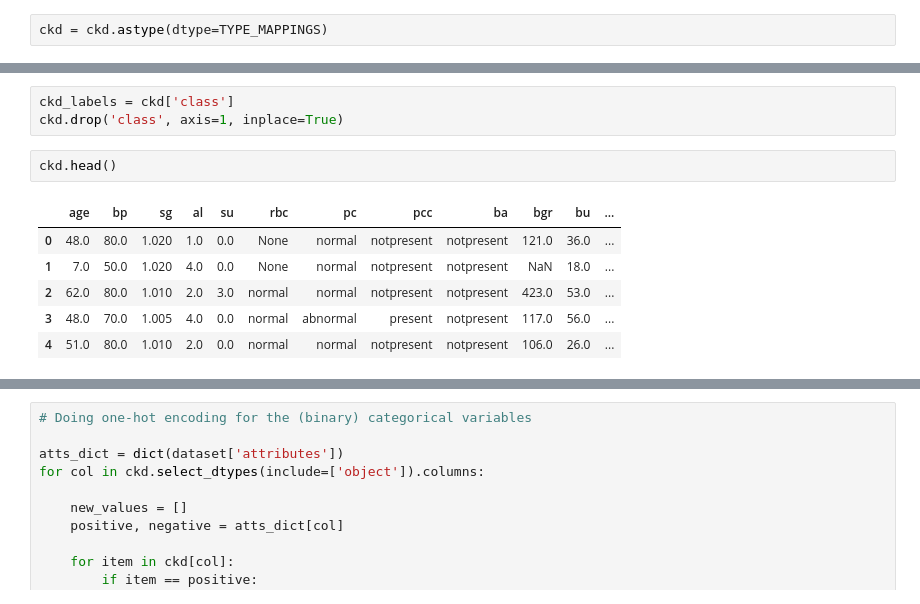
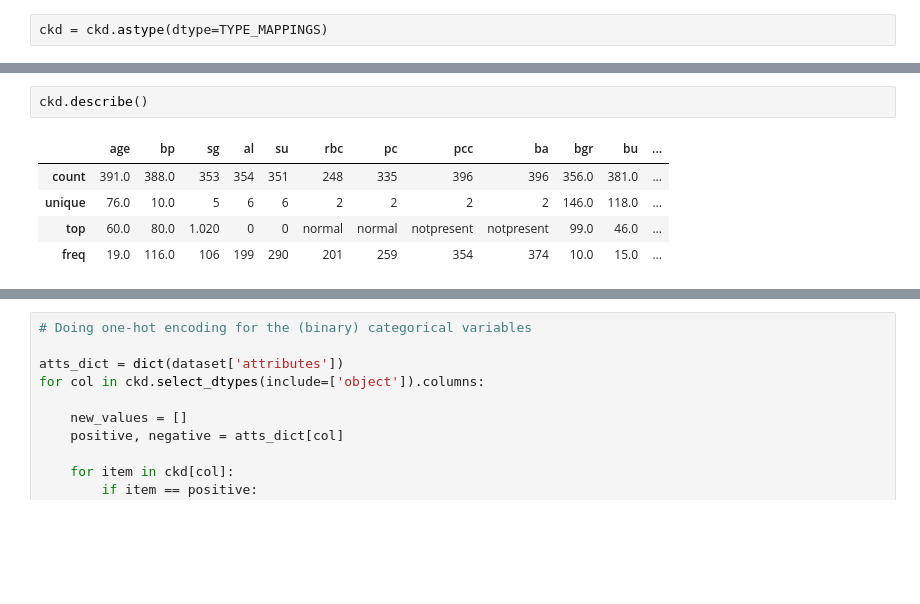
Before and after one commit to aj112358/CKD_ML_Classification, a Jupyter notebook: CKD_Project.ipynb, the cells around one changed output, grey strips where cells are left out. Drawn from its saved outputs; the diff is of its cells as text; blank space fills up the shorter version.

```diff
--- a/CKD_Project.ipynb
+++ b/CKD_Project.ipynb
@@ -179,12 +200,8 @@ ckd.head(20)
-# %%
-ckd_labels = ckd['class']
-ckd.drop('class', axis=1, inplace=True)
 # %%
-ckd.head()
+ckd.describe()
 # %% [output]
 |  | age | bp | sg | al | su | rbc | pc | pcc | ba | bgr | bu | ... |
-| 0 | 48.0 | 80.0 | 1.020 | 1.0 | 0.0 | None | normal | notpresent | notpresent | 121.0 | 36.0 | ... |
-| 1 | 7.0 | 50.0 | 1.020 | 4.0 | 0.0 | None | normal | notpresent | notpresent | NaN | 18.0 | ... |
-| 2 | 62.0 | 80.0 | 1.010 | 2.0 | 3.0 | normal | normal | notpresent | notpresent | 423.0 | 53.0 | ... |
-| 3 | 48.0 | 70.0 | 1.005 | 4.0 | 0.0 | normal | abnormal | present | notpresent | 117.0 | 56.0 | ... |
-| 4 | 51.0 | 80.0 | 1.010 | 2.0 | 0.0 | normal | normal | notpresent | notpresent | 106.0 | 26.0 | ... |
+| count | 391.0 | 388.0 | 353 | 354 | 351 | 248 | 335 | 396 | 396 | 356.0 | 381.0 | ... |
+| unique | 76.0 | 10.0 | 5 | 6 | 6 | 2 | 2 | 2 | 2 | 146.0 | 118.0 | ... |
+| top | 60.0 | 80.0 | 1.020 | 0 | 0 | normal | normal | notpresent | notpresent | 99.0 | 46.0 | ... |
+| freq | 19.0 | 116.0 | 106 | 199 | 290 | 201 | 259 | 354 | 374 | 10.0 | 15.0 | ... |
```
Also changed, not shown: parts of 42 cells of this notebook.
